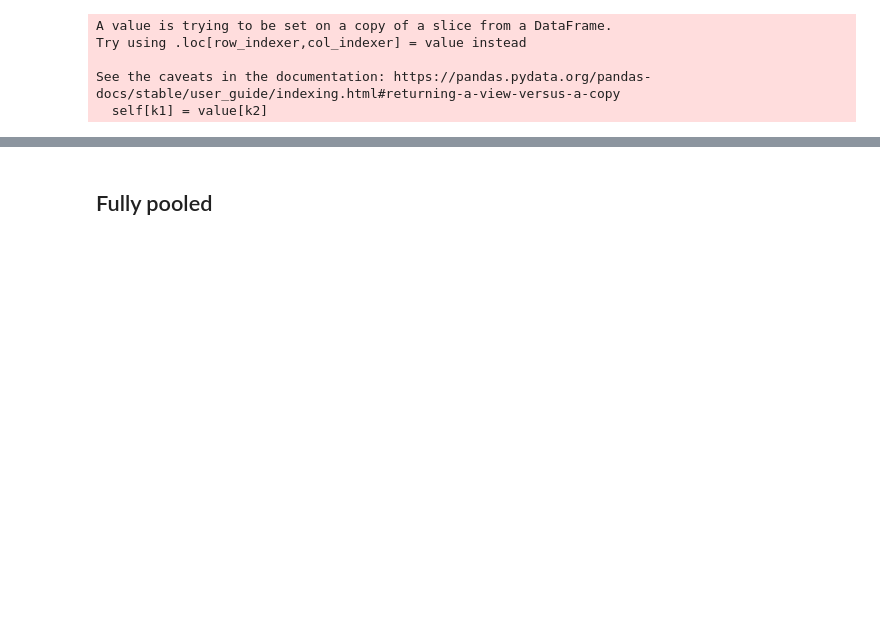
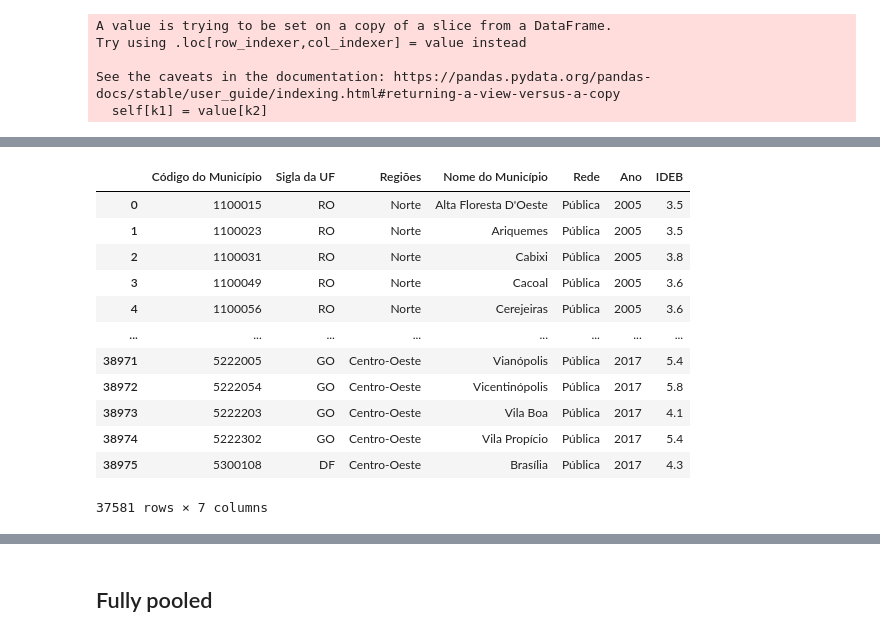
Before and after one commit to luizapozzobon/ia368aa, a Jupyter notebook: notebooks/03_stan_preliminar.ipynb, the cells around one changed output, grey strips where cells are left out. Drawn from its saved outputs; the diff is of its cells as text; code cells hidden in the pictures; blank space fills up the shorter version.

```diff
--- a/notebooks/03_stan_preliminar.ipynb
+++ b/notebooks/03_stan_preliminar.ipynb
@@ -137 +142,17 @@ px.line(grouped, x="Ano", y="IDEB", color="Regiões")
+# %%
+df_train
+# %% [output]
+|  | Código do Município | Sigla da UF | Regiões | Nome do Município | Rede | Ano | IDEB |
+| 0 | 1100015 | RO | Norte | Alta Floresta D'Oeste | Pública | 2005 | 3.5 |
+| 1 | 1100023 | RO | Norte | Ariquemes | Pública | 2005 | 3.5 |
+| 2 | 1100031 | RO | Norte | Cabixi | Pública | 2005 | 3.8 |
+| 3 | 1100049 | RO | Norte | Cacoal | Pública | 2005 | 3.6 |
+| 4 | 1100056 | RO | Norte | Cerejeiras | Pública | 2005 | 3.6 |
+| ... | ... | ... | ... | ... | ... | ... | ... |
+| 38971 | 5222005 | GO | Centro-Oeste | Vianópolis | Pública | 2017 | 5.4 |
+| 38972 | 5222054 | GO | Centro-Oeste | Vicentinópolis | Pública | 2017 | 5.8 |
+| 38973 | 5222203 | GO | Centro-Oeste | Vila Boa | Pública | 2017 | 4.1 |
+| 38974 | 5222302 | GO | Centro-Oeste | Vila Propício | Pública | 2017 | 5.4 |
+| 38975 | 5300108 | DF | Centro-Oeste | Brasília | Pública | 2017 | 4.3 |
+37581 rows × 7 columns
 # %%
```
Also changed, not shown: parts of 10 cells of this notebook, 1 other file.
